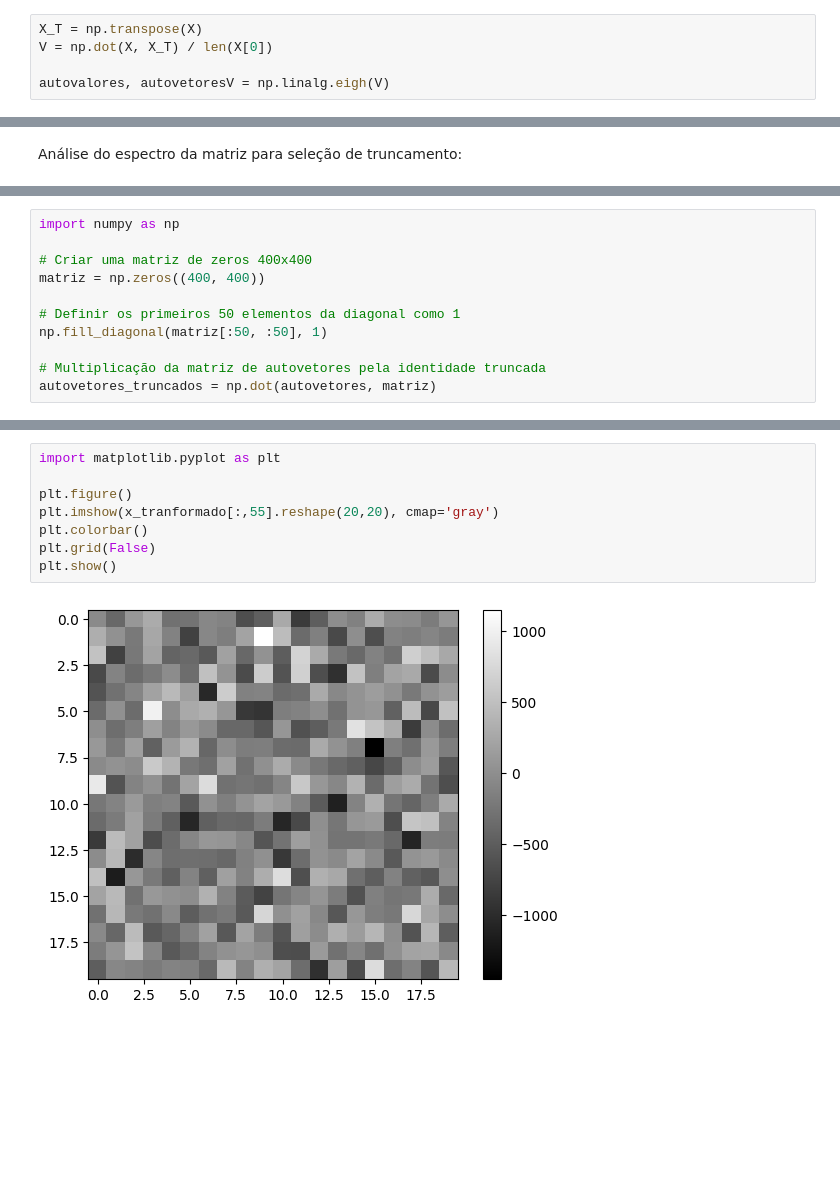
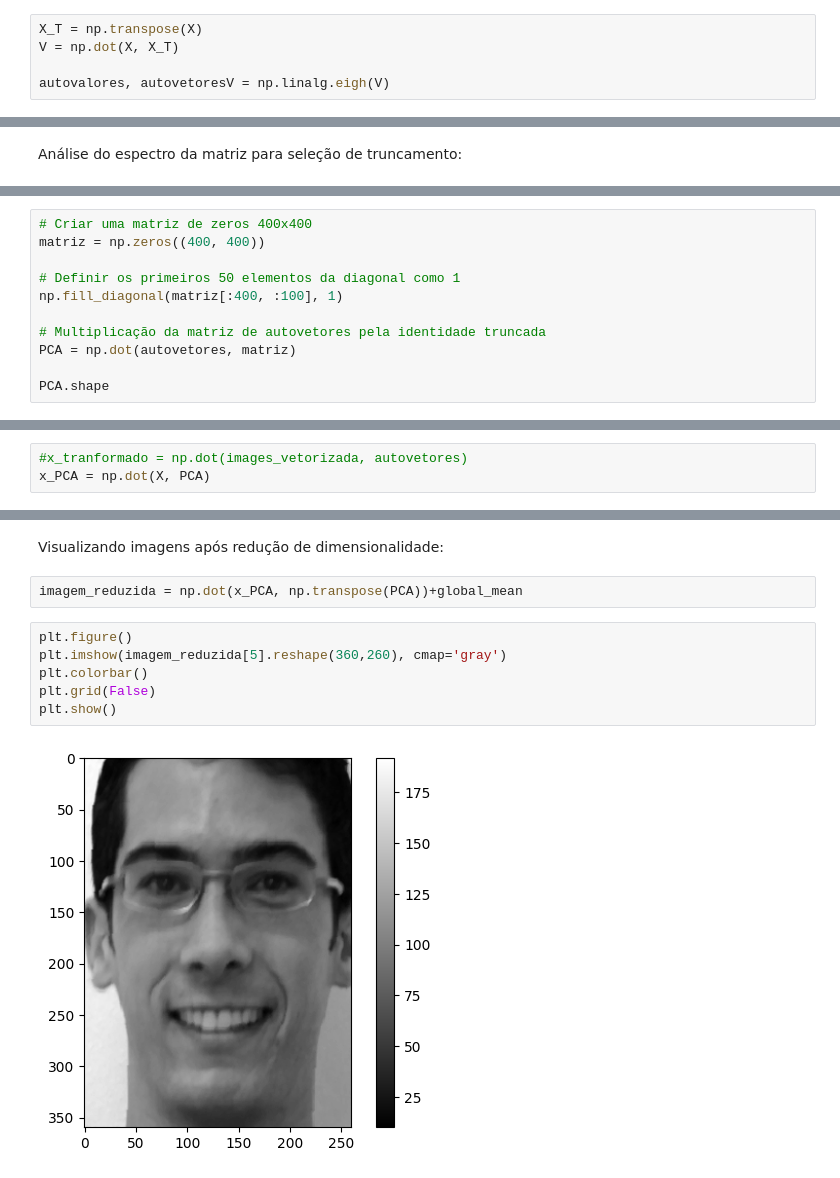
Before and after one commit to lorran-araujo/LNCC, a Jupyter notebook: disciplinas/redes-neurais/codes/lista2/exercicio3.ipynb, the cells around one changed output, grey strips where cells are left out. Cells and saved outputs as stored; diff of their text form; blank space fills up the shorter version.

```diff
--- a/disciplinas/redes-neurais/codes/lista2/exercicio3.ipynb
+++ b/disciplinas/redes-neurais/codes/lista2/exercicio3.ipynb
@@ -83,6 +79,6 @@ plt.show()
 Para o problema de Small size, encontrando autovalores e autovetores de XX^T:
 # %%
 X_T = np.transpose(X)
-V = np.dot(X, X_T) / len(X[0])
+V = np.dot(X, X_T)
 
 autovalores, autovetoresV = np.linalg.eigh(V)
@@ -145,11 +144,11 @@ Realizando truncamento em 50:
 # %%
-import numpy as np
-
 # Criar uma matriz de zeros 400x400
 matriz = np.zeros((400, 400))
 
 # Definir os primeiros 50 elementos da diagonal como 1
-np.fill_diagonal(matriz[:50, :50], 1)
+np.fill_diagonal(matriz[:400, :100], 1)
 
 # Multiplicação da matriz de autovetores pela identidade truncada
-autovetores_truncados = np.dot(autovetores, matriz)
+PCA = np.dot(autovetores, matriz)
+
+PCA.shape
@@ -156 +157,4 @@ autovetores_truncados = np.dot(autovetores, matriz)
+# %%
+#x_tranformado = np.dot(images_vetorizada, autovetores)
+x_PCA = np.dot(X, PCA)
 # %%
@@ -166,10 +174,12 @@ x_tranformado.shape
+# %% [markdown]
+Visualizando imagens após redução de dimensionalidade:
+# %%
+imagem_reduzida = np.dot(x_PCA, np.transpose(PCA))+global_mean
 # %%
-import matplotlib.pyplot as plt
-
 plt.figure()
-plt.imshow(x_tranformado[:,55].reshape(20,20), cmap='gray')
+plt.imshow(imagem_reduzida[5].reshape(360,260), cmap='gray')
 plt.colorbar()
 plt.grid(False)
 plt.show()
 # %% [output]
-[figure, old version]
+[figure, new version]
```
Also changed, not shown: parts of 30 cells of this notebook.
